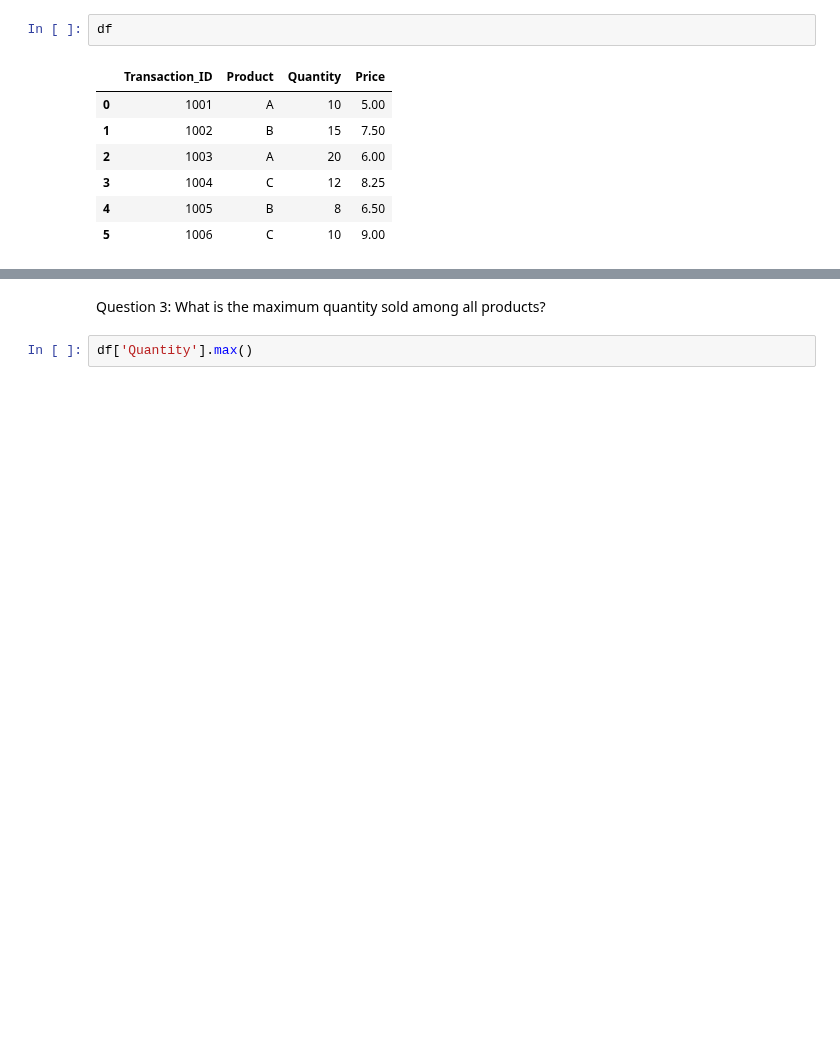
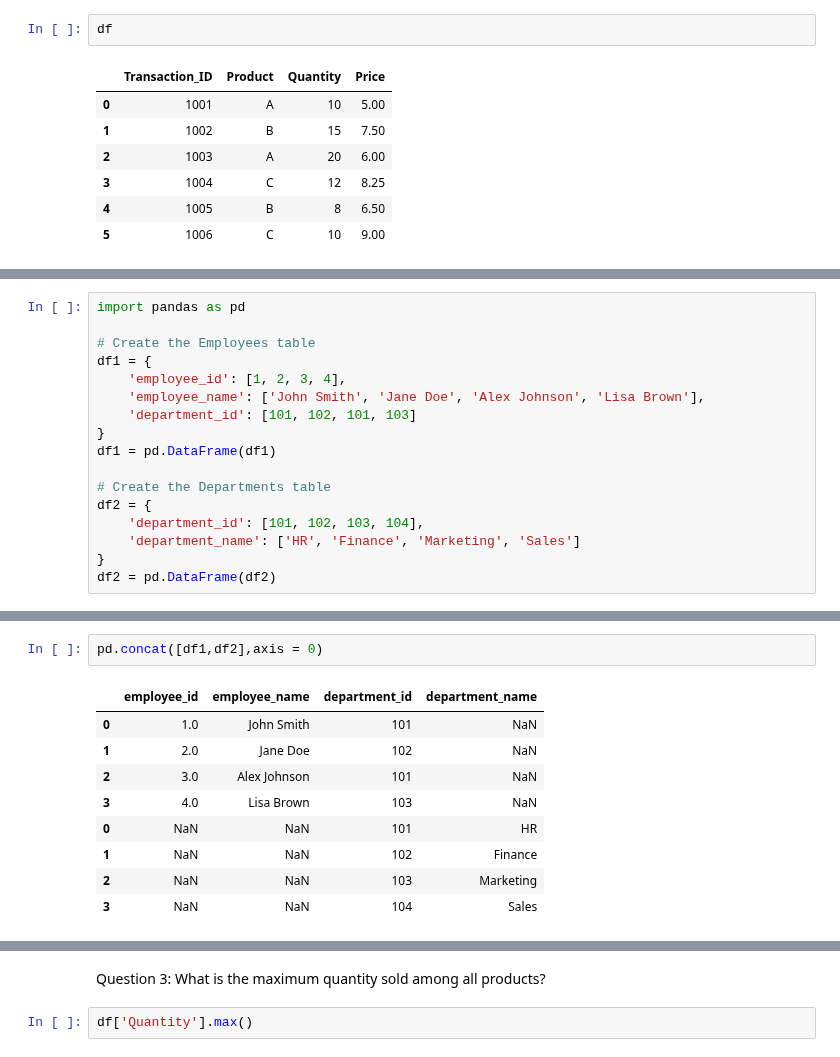
Before and after one commit to Ranjitghadge/Python-Practice, a Jupyter notebook: Daily_Practice_Python_.ipynb, the cells around one changed output, grey strips where cells are left out. Saved outputs shown, nothing was run; the diff lists cells and outputs as text; blank space fills up the shorter version.

```diff
--- a/Daily_Practice_Python_.ipynb
+++ b/Daily_Practice_Python_.ipynb
@@ -84,0 +282,17 @@ df
+# %%
+import pandas as pd
+
+# Create the Employees table
+df1 = {
+    'employee_id': [1, 2, 3, 4],
+    'employee_name': ['John Smith', 'Jane Doe', 'Alex Johnson', 'Lisa Brown'],
+    'department_id': [101, 102, 101, 103]
+}
+df1 = pd.DataFrame(df1)
+
+# Create the Departments table
+df2 = {
+    'department_id': [101, 102, 103, 104],
+    'department_name': ['HR', 'Finance', 'Marketing', 'Sales']
+}
+df2 = pd.DataFrame(df2)
@@ -84,0 +315,12 @@ df
+# %%
+pd.concat([df1,df2],axis = 0)
+# %% [output]
+|  | employee_id | employee_name | department_id | department_name |
+| 0 | 1.0 | John Smith | 101 | NaN |
+| 1 | 2.0 | Jane Doe | 102 | NaN |
+| 2 | 3.0 | Alex Johnson | 101 | NaN |
+| 3 | 4.0 | Lisa Brown | 103 | NaN |
+| 0 | NaN | NaN | 101 | HR |
+| 1 | NaN | NaN | 102 | Finance |
+| 2 | NaN | NaN | 103 | Marketing |
+| 3 | NaN | NaN | 104 | Sales |
```
Also changed, not shown: parts of 149 cells of this notebook.
